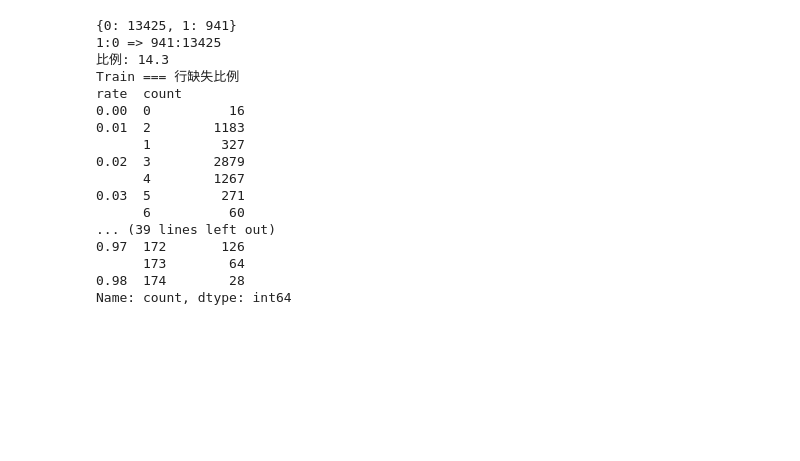
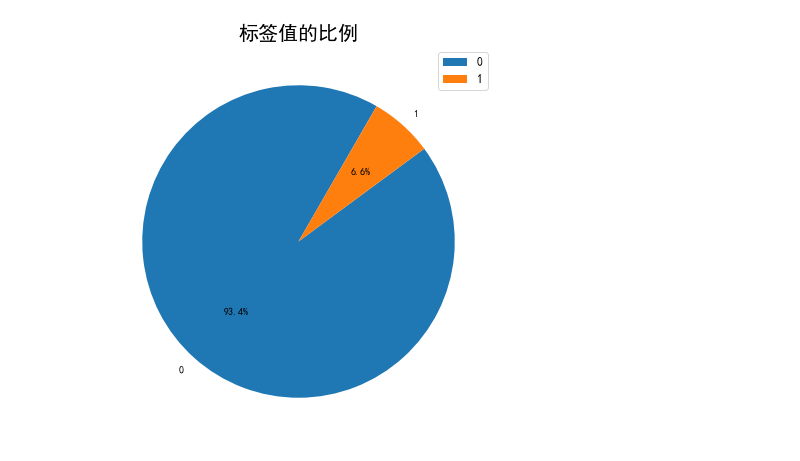
Before and after one commit to nickliqian/DataAnalysisCase, a Jupyter notebook: Case/企业失信识别/NoCreditPredit_9335.ipynb, the cells around one changed output. Drawn from its saved outputs; the diff is of its cells as text; code cells hidden in the pictures; blank space fills up the shorter version.

```diff
--- a/Case/企业失信识别/NoCreditPredit_9335.ipynb
+++ b/Case/企业失信识别/NoCreditPredit_9335.ipynb
@@ -578,30 +305,27 @@ def check_columns_classifier(df, x_list):
 df_train = pd.read_csv("data/train.csv", low_memory=False)
 df_train_label = pd.read_csv("data/train_label.csv", low_memory=False)
 df_test = pd.read_csv("data/test.csv", low_memory=False)
-
-# 查看标签值的比例
-_ = check_classifier(df_train_label, col_name="Label")
-
-# 分析行缺失比例
-print("Train === 行缺失比例")
-row_null_df_train = check_row_nan_count(df_train)
-print("Test === 行缺失比例")
-row_null_df_test = check_row_nan_count(df_test)
-# %% [output]
-{0: 13425, 1: 941}
-1:0 => 941:13425
-比例: 14.3
-Train === 行缺失比例
-rate  count
-0.00  0          16
-0.01  2        1183
-      1         327
-0.02  3        2879
-      4        1267
-0.03  5         271
-      6          60
-... (39 lines left out)
-0.97  172       126
-      173        64
-0.98  174        28
-Name: count, dtype: int64
+# %%
+# 类别分析(分析分类的占比的分布)
+def check_classifier(df, col_name="Y"):
+    result = df[col_name].value_counts()
+    cols = result.index
+    result_dict = {k: round(v/result.shape[0], 2) for k, v in zip(cols, list(result))}
+
+    kinds = []
+    nums = []
+    for rd in result_dict.items():
+        kinds.append(rd[0])
+        nums.append(rd[1])
+
+    plt.figure(figsize=(7,8))
+    plt.pie(nums, labels=kinds, autopct="%3.1f%%", startangle=60)
+    plt.title("标签值的比例", fontsize=20)
+    plt.legend(fontsize=12)
+    plt.show()
+    return None
+
+# 查看标签值的比例
+_ = check_classifier(df_train_label, col_name="Label")
+# %% [output]
+[figure, added]
```
Also changed, not shown: parts of 14 cells of this notebook, 5 other files.
